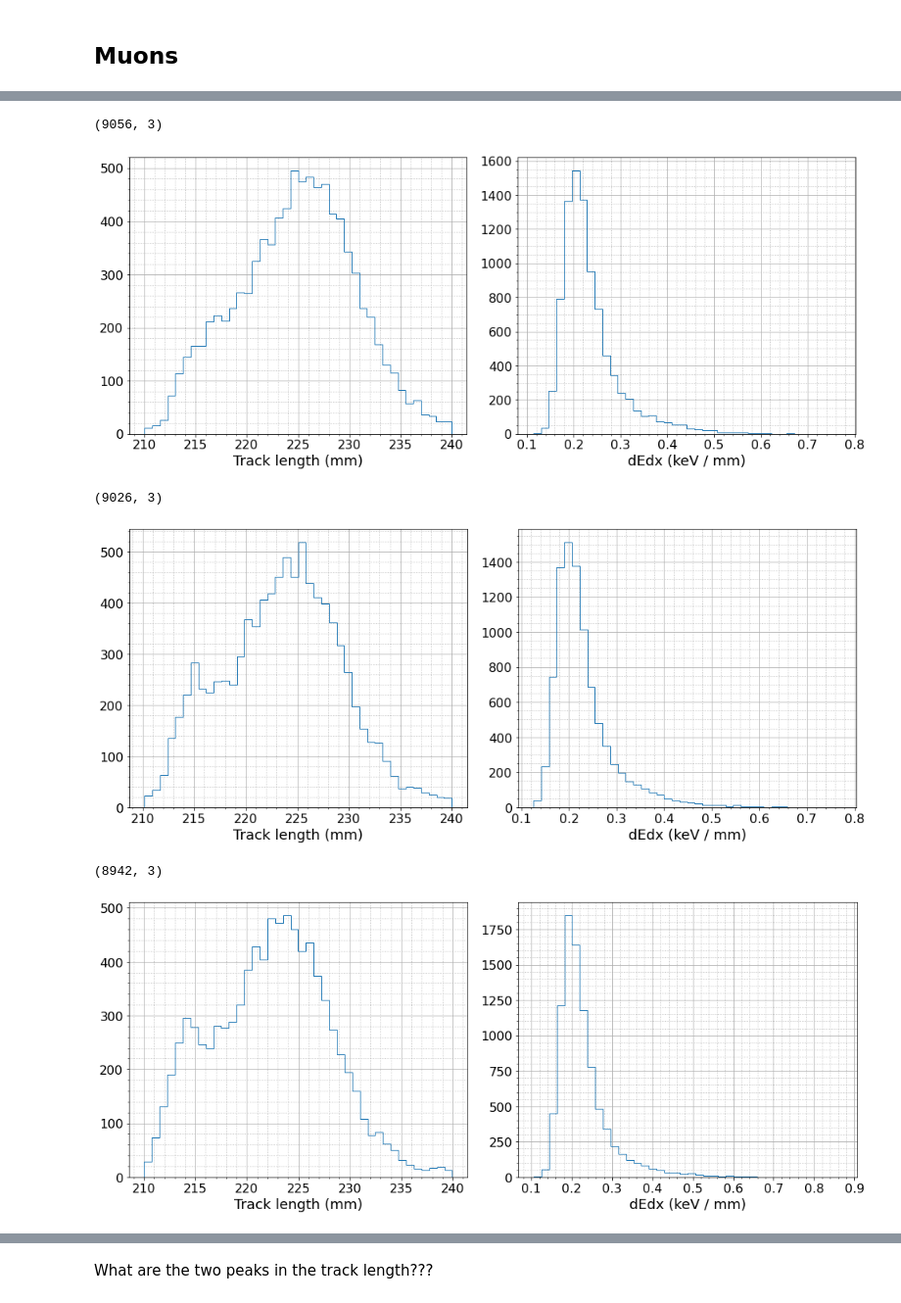
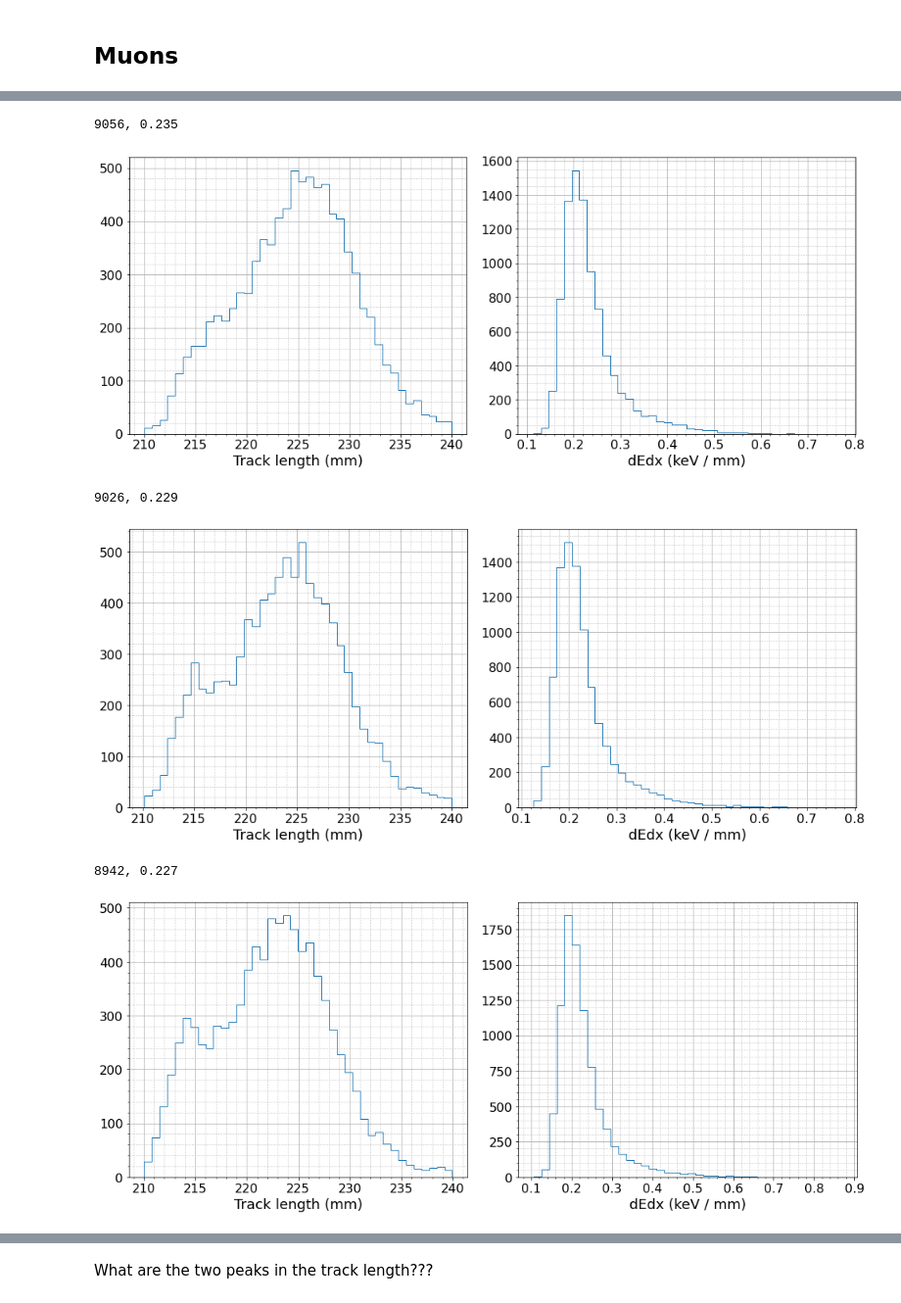
Before and after one commit to VitalyVorobyev/tpcdigi, a Jupyter notebook: TracksCleanup.ipynb, the cells around one changed output, grey strips where cells are left out. Shown at 98% size. Saved outputs shown, nothing was run; the diff lists cells and outputs as text; code cells hidden in the pictures.

```diff
--- a/TracksCleanup.ipynb
+++ b/TracksCleanup.ipynb
@@ -49,6 +58,5 @@ dedx_plot(ds)
 # %%
-ds = np.load(data['mu_150.0'])
-ds = ds[(ds[:, 1] < 260) & (ds[:, 1] > 210) & (ds[:, 2] < 2)]
-print(ds.shape)
-dedx_plot(ds)
+key = 'mu_150.0'
+trkfilter[key] = ((210., 260.), (0., 2.))
+plot_after_filter(np.load(data[key]), trkfilter[key]);
 # %% [output]
@@ -57,6 +65,5 @@ dedx_plot(ds)
 # %%
-ds = np.load(data['mu_200.0'])
-ds = ds[(ds[:, 1] < 250) & (ds[:, 1] > 210) & (ds[:, 2] < 2)]
-print(ds.shape)
-dedx_plot(ds)
+key = 'mu_200.0'
+trkfilter[key] = ((210., 250.), (0., 2.))
+plot_after_filter(np.load(data[key]), trkfilter[key]);
 # %% [output]
@@ -64,26 +71,23 @@ dedx_plot(ds)
 [figure]
 # %%
-ds = np.load(data['mu_250.0'])
-ds = ds[(ds[:, 1] < 240) & (ds[:, 1] > 210) & (ds[:, 2] < 2)]
-print(ds.shape)
-dedx_plot(ds)
+key = 'mu_250.0'
+trkfilter[key] = ((210., 240.), (0., 2.))
+plot_after_filter(np.load(data[key]), trkfilter[key]);
 # %% [output]
-(9056, 3)
+9056, 0.235
 [figure]
 # %%
-ds = np.load(data['mu_300.0'])
-ds = ds[(ds[:, 1] < 240) & (ds[:, 1] > 210) & (ds[:, 2] < 2)]
-print(ds.shape)
-dedx_plot(ds)
+key = 'mu_300.0'
+trkfilter[key] = ((210., 240.), (0., 2.))
+plot_after_filter(np.load(data[key]), trkfilter[key]);
 # %% [output]
-(9026, 3)
+9026, 0.229
 [figure]
 # %%
-ds = np.load(data['mu_400.0'])
-ds = ds[(ds[:, 1] < 240) & (ds[:, 1] > 210) & (ds[:, 2] < 2)]
-print(ds.shape)
-dedx_plot(ds)
+key = 'mu_400.0'
+trkfilter[key] = ((210., 240.), (0., 2.))
+plot_after_filter(np.load(data[key]), trkfilter[key]);
 # %% [output]
-(8942, 3)
+8942, 0.227
-[figure, old version]
+[figure, new version]
 # %%
```
Also changed, not shown: parts of 51 cells of this notebook, 2 other files.
